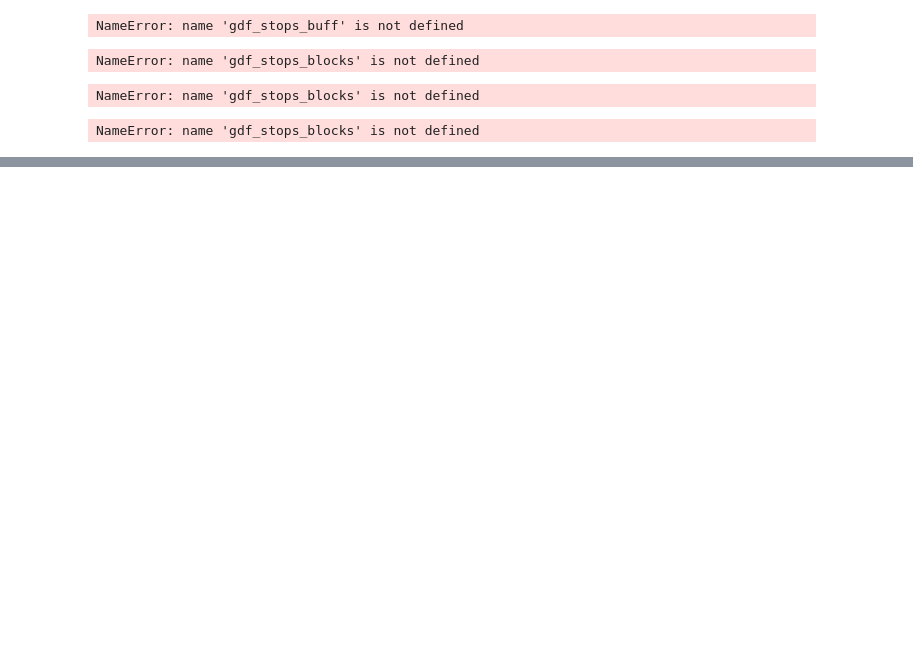
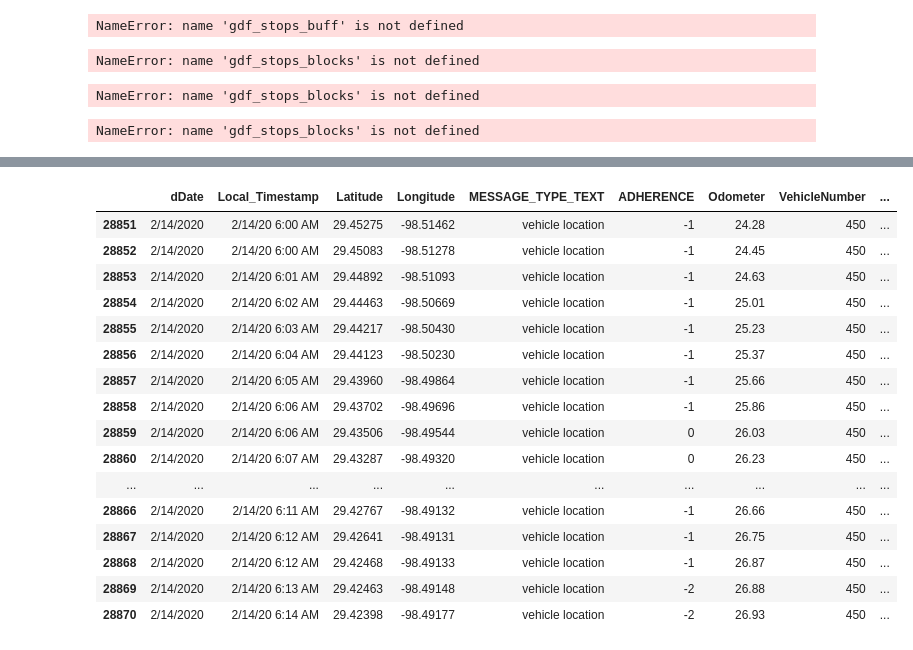
Before and after one commit to get-on-the-bus/via-project, a Jupyter notebook: kevin/geocoding_stops_and_blocks.ipynb, the cells around one changed output, grey strips where cells are left out. Saved outputs shown, nothing was run; the diff lists cells and outputs as text; code cells hidden in the pictures; blank space fills up the shorter version.

```diff
--- a/kevin/geocoding_stops_and_blocks.ipynb
+++ b/kevin/geocoding_stops_and_blocks.ipynb
@@ -30,12 +31,13 @@ import geoplot as gplt
 #######################################
 # %%
 files = {
+    'via_data': '../resource_files/via_datadict.csv',
     'tracts' : '../resource_files/bexar_county/Bexar_County_Census_Tracts-shp/Bexar_County_Census_Tracts.shp',
     'block_groups' : '../resource_files/bexar_county/Bexar_County_Census_Block_Groups-shp/Bexar_County_Census_Block_Groups.shp',
     'blocks' : '../resource_files/bexar_county/Bexar_County_Census_Blocks-shp/Bexar_County_Census_Blocks.shp',
     'adherence_2020' : '../resource_files/Adherence_2020.csv',
-    'bus_otp_2020' : '../resource_files/BusOnTimePerformance_2020.csv.csv',
-    'bus_fare_box_2020' : '../resource_files/BusFareBoxActivity_2020.csv.csv',
+    'bus_otp_2020' : '../resource_files/BusOnTimePerformance_2020.csv',
+    'bus_fare_box_2020' : '../fred/bus_fare_fixed.csv',
     'message_logs_2020' : '../resource_files/Logged_Messages.csv',
     'service_miles_2020' : '../resource_files/TotalServiceMiles_2020.csv',
     'stops_addr_2020' : '../resource_files/Stops_LatLong_GeocodeData_2020.csv',
@@ -724,0 +876,3 @@ NameError: name 'gdf_stops_blocks' is not defined
+# %%
+df_logs = pd.read_csv(files['message_logs_2020'])
+df_logs.info()
@@ -724,0 +954,20 @@ NameError: name 'gdf_stops_blocks' is not defined
+# %%
+df_logs[df_logs.VehicleNumber==450].head(20)
+# %% [output]
+|  | dDate | Local_Timestamp | Latitude | Longitude | MESSAGE_TYPE_TEXT | ADHERENCE | Odometer | VehicleNumber | ... |
+| 28851 | 2/14/2020 | 2/14/20 6:00 AM | 29.45275 | -98.51462 | vehicle location | -1 | 24.28 | 450 | ... |
+| 28852 | 2/14/2020 | 2/14/20 6:00 AM | 29.45083 | -98.51278 | vehicle location | -1 | 24.45 | 450 | ... |
+| 28853 | 2/14/2020 | 2/14/20 6:01 AM | 29.44892 | -98.51093 | vehicle location | -1 | 24.63 | 450 | ... |
+| 28854 | 2/14/2020 | 2/14/20 6:02 AM | 29.44463 | -98.50669 | vehicle location | -1 | 25.01 | 450 | ... |
+| 28855 | 2/14/2020 | 2/14/20 6:03 AM | 29.44217 | -98.50430 | vehicle location | -1 | 25.23 | 450 | ... |
+| 28856 | 2/14/2020 | 2/14/20 6:04 AM | 29.44123 | -98.50230 | vehicle location | -1 | 25.37 | 450 | ... |
+| 28857 | 2/14/2020 | 2/14/20 6:05 AM | 29.43960 | -98.49864 | vehicle location | -1 | 25.66 | 450 | ... |
+| 28858 | 2/14/2020 | 2/14/20 6:06 AM | 29.43702 | -98.49696 | vehicle location | -1 | 25.86 | 450 | ... |
+| 28859 | 2/14/2020 | 2/14/20 6:06 AM | 29.43506 | -98.49544 | vehicle location | 0 | 26.03 | 450 | ... |
+| 28860 | 2/14/2020 | 2/14/20 6:07 AM | 29.43287 | -98.49320 | vehicle location | 0 | 26.23 | 450 | ... |
+| ... | ... | ... | ... | ... | ... | ... | ... | ... | ... |
+| 28866 | 2/14/2020 | 2/14/20 6:11 AM | 29.42767 | -98.49132 | vehicle location | -1 | 26.66 | 450 | ... |
+| 28867 | 2/14/2020 | 2/14/20 6:12 AM | 29.42641 | -98.49131 | vehicle location | -1 | 26.75 | 450 | ... |
+| 28868 | 2/14/2020 | 2/14/20 6:12 AM | 29.42468 | -98.49133 | vehicle location | -1 | 26.87 | 450 | ... |
+| 28869 | 2/14/2020 | 2/14/20 6:13 AM | 29.42463 | -98.49148 | vehicle location | -2 | 26.88 | 450 | ... |
+| 28870 | 2/14/2020 | 2/14/20 6:14 AM | 29.42398 | -98.49177 | vehicle location | -2 | 26.93 | 450 | ... |
```
Also changed, not shown: parts of 44 cells of this notebook, 2 other files.
